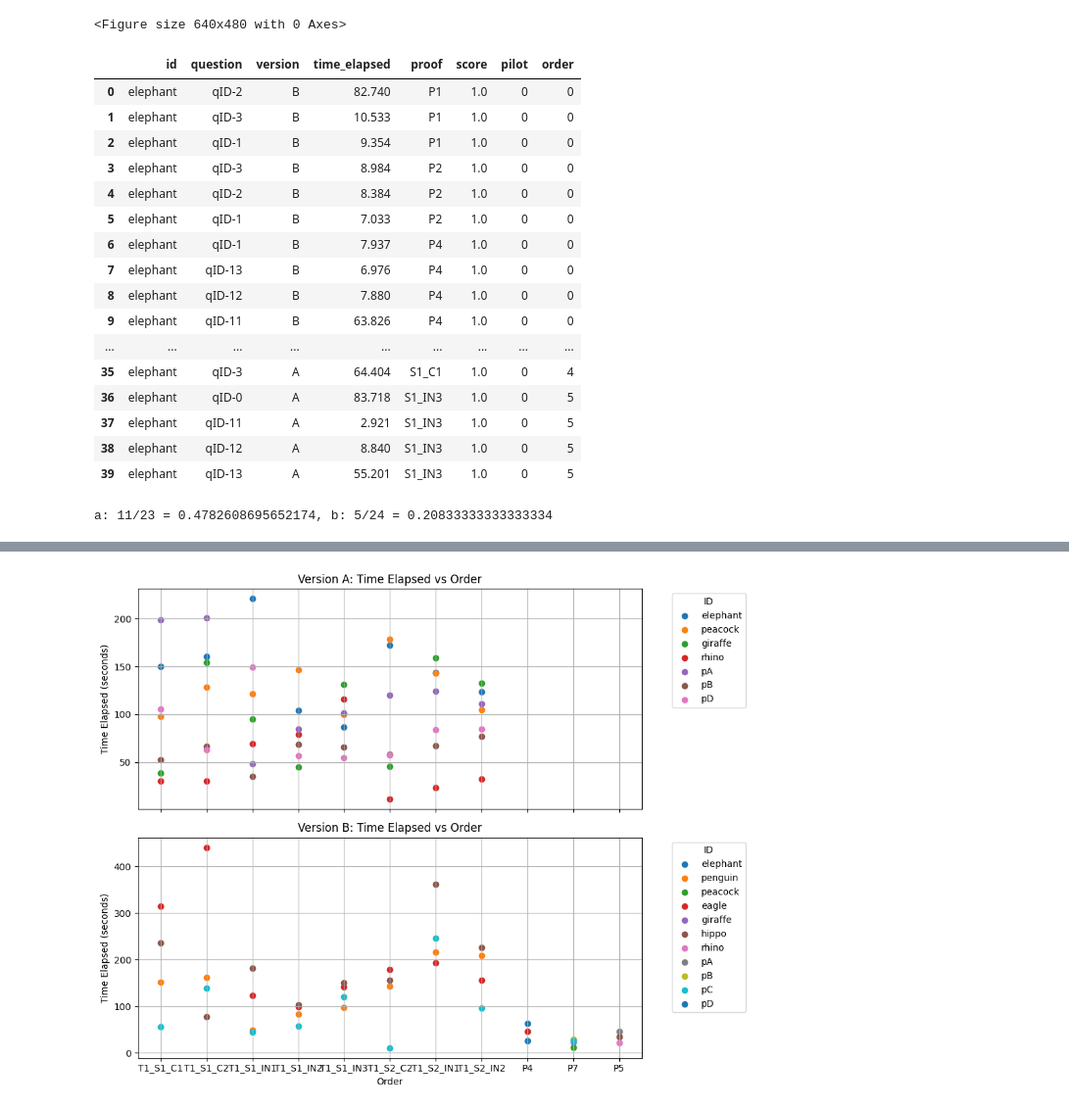
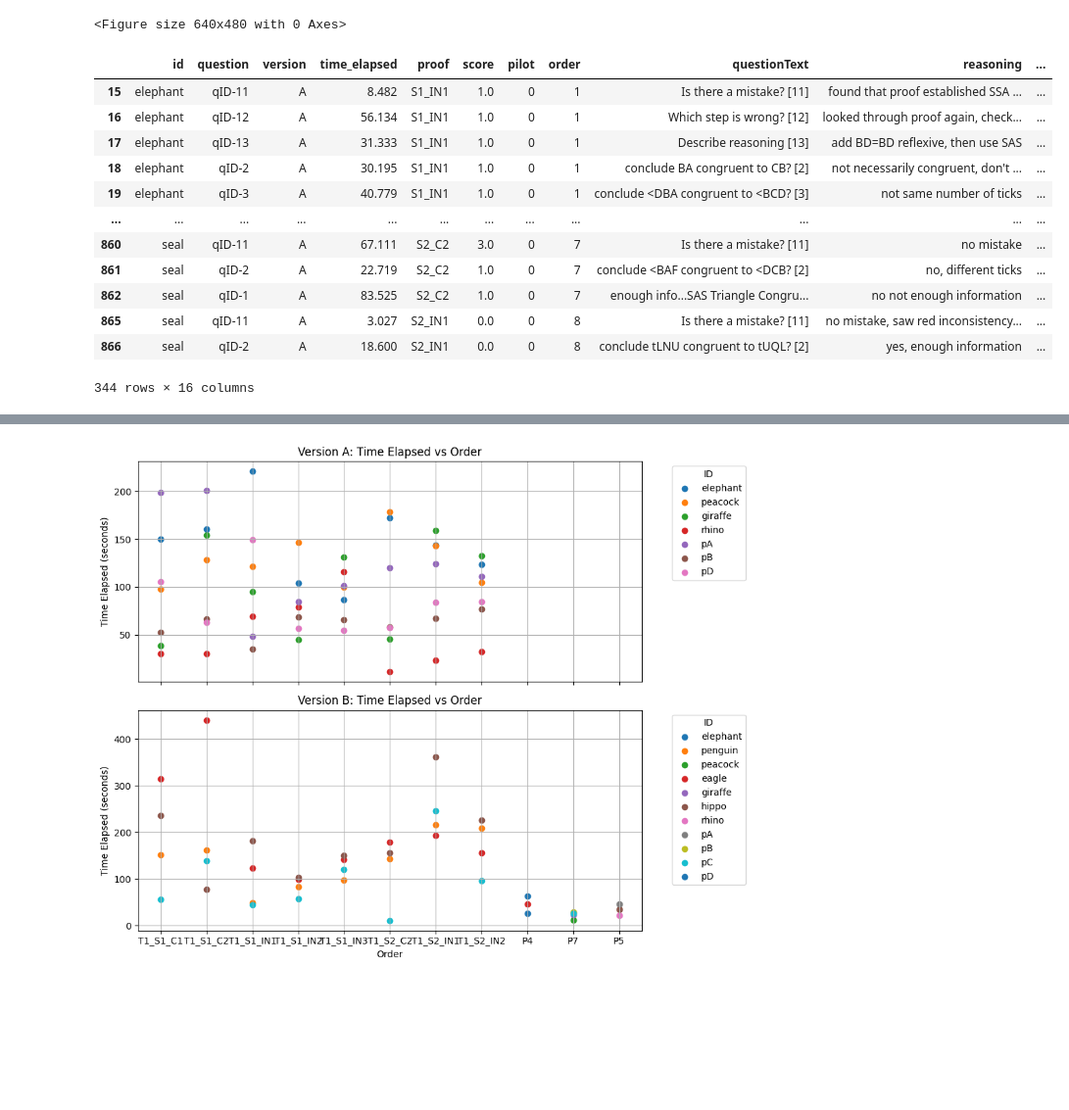
Before and after one commit to hsharriman/ender-scripts, a Jupyter notebook: plotting.ipynb, the cells around one changed output, grey strips where cells are left out. Shown: that part at 98% size. Cells and saved outputs as stored; diff of their text form; code cells hidden in the pictures; blank space fills up the shorter version.

```diff
--- a/plotting.ipynb
+++ b/plotting.ipynb
@@ -62,32 +61,23 @@ plt.savefig(f'out/{participant}-correctness.png')
 # %% [output]
 <Figure size 640x480 with 0 Axes>
 # %%
-df = pd.read_csv(f"out/study/per_question.csv")
-df.head(40)
+df = pd.read_csv(f"out/study/combined3.csv")
+df = df[(df["id"] != "rhino") & (df.pilot == 0) & (df["questionType"].notnull())]
+df
 # %% [output]
-|  | id | question | version | time_elapsed | proof | score | pilot | order |
-| 0 | elephant | qID-2 | B | 82.740 | P1 | 1.0 | 0 | 0 |
-| 1 | elephant | qID-3 | B | 10.533 | P1 | 1.0 | 0 | 0 |
-| 2 | elephant | qID-1 | B | 9.354 | P1 | 1.0 | 0 | 0 |
-| 3 | elephant | qID-3 | B | 8.984 | P2 | 1.0 | 0 | 0 |
-| 4 | elephant | qID-2 | B | 8.384 | P2 | 1.0 | 0 | 0 |
-| 5 | elephant | qID-1 | B | 7.033 | P2 | 1.0 | 0 | 0 |
-| 6 | elephant | qID-1 | B | 7.937 | P4 | 1.0 | 0 | 0 |
-| 7 | elephant | qID-13 | B | 6.976 | P4 | 1.0 | 0 | 0 |
-| 8 | elephant | qID-12 | B | 7.880 | P4 | 1.0 | 0 | 0 |
-| 9 | elephant | qID-11 | B | 63.826 | P4 | 1.0 | 0 | 0 |
-| ... | ... | ... | ... | ... | ... | ... | ... | ... |
-| 35 | elephant | qID-3 | A | 64.404 | S1_C1 | 1.0 | 0 | 4 |
-| 36 | elephant | qID-0 | A | 83.718 | S1_IN3 | 1.0 | 0 | 5 |
-| 37 | elephant | qID-11 | A | 2.921 | S1_IN3 | 1.0 | 0 | 5 |
-| 38 | elephant | qID-12 | A | 8.840 | S1_IN3 | 1.0 | 0 | 5 |
-| 39 | elephant | qID-13 | A | 55.201 | S1_IN3 | 1.0 | 0 | 5 |
+|  | id | question | version | time_elapsed | proof | score | pilot | order | questionText | reasoning | ... |
+| 15 | elephant | qID-11 | A | 8.482 | S1_IN1 | 1.0 | 0 | 1 | Is there a mistake? [11] | found that proof established SSA ... | ... |
+| 16 | elephant | qID-12 | A | 56.134 | S1_IN1 | 1.0 | 0 | 1 | Which step is wrong? [12] | looked through proof again, check... | ... |
+| 17 | elephant | qID-13 | A | 31.333 | S1_IN1 | 1.0 | 0 | 1 | Describe reasoning [13] | add BD=BD reflexive, then use SAS | ... |
+| 18 | elephant | qID-2 | A | 30.195 | S1_IN1 | 1.0 | 0 | 1 | conclude BA congruent to CB? [2] | not necessarily congruent, don't ... | ... |
+| 19 | elephant | qID-3 | A | 40.779 | S1_IN1 | 1.0 | 0 | 1 | conclude <DBA congruent to <BCD? [3] | not same number of ticks | ... |
+| ... | ... | ... | ... | ... | ... | ... | ... | ... | ... | ... | ... |
+| 860 | seal | qID-11 | A | 67.111 | S2_C2 | 3.0 | 0 | 7 | Is there a mistake? [11] | no mistake | ... |
+| 861 | seal | qID-2 | A | 22.719 | S2_C2 | 1.0 | 0 | 7 | conclude <BAF congruent to <DCB? [2] | no, different ticks | ... |
+| 862 | seal | qID-1 | A | 83.525 | S2_C2 | 1.0 | 0 | 7 | enough info...SAS Triangle Congru... | no not enough information | ... |
+| 865 | seal | qID-11 | A | 3.027 | S2_IN1 | 0.0 | 0 | 8 | Is there a mistake? [11] | no mistake, saw red inconsistency... | ... |
+| 866 | seal | qID-2 | A | 18.600 | S2_IN1 | 0.0 | 0 | 8 | conclude tLNU congruent to tUQL? [2] | yes, enough information | ... |
+344 rows × 16 columns
 # %%
-df_a = df[(df.version == "A")& (df.pilot == 0)]
-df_b = df[(df.version == "B") & (df.pilot == 0)]
-a_fixes = df_a[df_a.question == "qID-13"]
-b_fixes = df_b[df_b.question == "qID-13"]
-
-print(f"a: {len(a_fixes[a_fixes.score == 1])}/{len(a_fixes)} = {len(a_fixes[a_fixes.score == 1])/len(a_fixes)}, b: {len(b_fixes[b_fixes.score == 1])}/{len(b_fixes)} = {len(b_fixes[b_fixes.score == 1])/len(b_fixes)}")
+df_a = df[(df.version == "A")]
+df_b = df[(df.version == "B")]
-# %% [output]
-a: 11/23 = 0.4782608695652174, b: 5/24 = 0.20833333333333334
```
Also changed, not shown: parts of 9 cells of this notebook, 9 other files.
